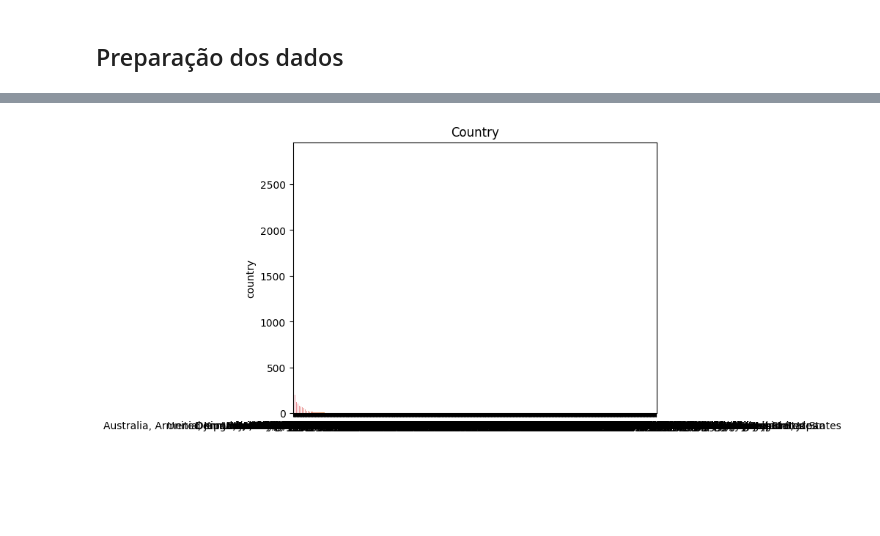
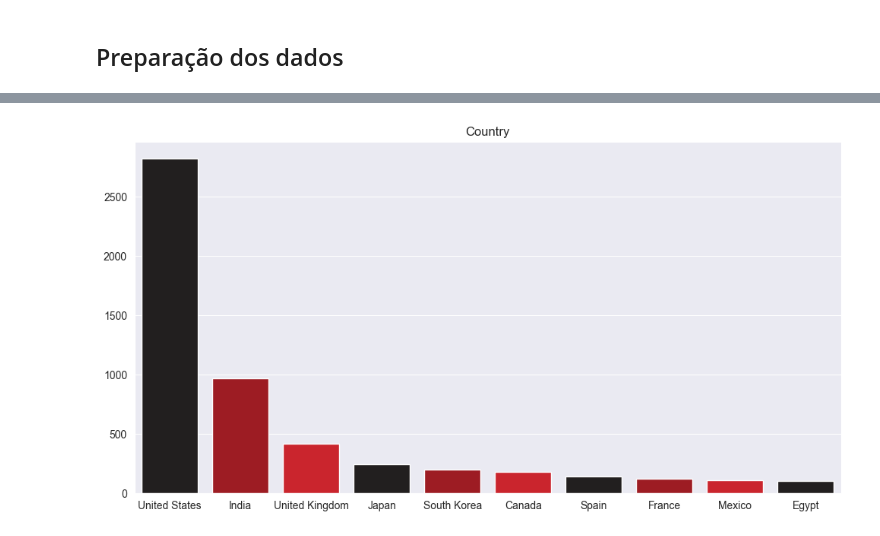
Before and after one commit to luizaalovo/analysis-netflix, a Jupyter notebook: Analysis Netflix.ipynb, the cells around one changed output, grey strips where cells are left out. Drawn from its saved outputs; the diff is of its cells as text; code cells hidden in the pictures; blank space fills up the shorter version.

```diff
--- a/Analysis Netflix.ipynb
+++ b/Analysis Netflix.ipynb
@@ -148,14 +148,3 @@ df.groupby(by=["type", "duration"]).count()
 220 rows × 10 columns
 # %% [markdown]
 ## Preparação dos dados
-# %%
-# Correção no formato da data adicionada na Netflix (date_added).
-df["date_added_aux"] = pd.to_datetime(df['date_added'])
-
-# Criar coluna mês adicionada na Netflix a partir de (date_added).
-df['month_added']=df['date_added_aux'].dt.month
-df['month_name_added']=df['date_added_aux'].dt.month_name()
-
-df['year_added'] = df['date_added_aux'].dt.year
-
-df.head(2)
@@ -174,0 +151,13 @@ df.head(2)
+# %%
+#Correção no formato da data adicionada na Netflix (date_added).
+df["date_added_aux"] = pd.to_datetime(df['date_added'])
+
+#Criar coluna mês adicionada na Netflix a partir de (date_added).
+df['month_added']=df['date_added_aux'].dt.month.astype('Int64')
+df['month_name_added']=df['date_added_aux'].dt.month_name()
+
+#Criar coluna ano adicionada na Netflix a partir de (date_added)
+df['year_added'] = df['date_added_aux'].dt.year.astype('Int64')
+df['year_added'].fillna(0, inplace=True)
+
+df.head(2)
@@ -174,0 +168,7 @@ df.head(2)
+# %%
+#Correção do tipo para a duração (duration)
+df['duration_aux'] = df['duration'].apply(lambda x: str(x).split(" ")[0])
+df['duration_aux'] = df['duration_aux'].fillna(0)
+df['duration_aux'] = df['duration_aux'].astype('Int64')
+
+df.head(2)
@@ -201,0 +264,10 @@ plt.show()
+# %%
+#Quantidade por ano?
+
+paleta_netflix=['#221f1f', '#b20710', '#e50914']
+sns.set_palette(paleta_netflix)
+sns.set_style("darkgrid")
+plt.figure(figsize=(12,6))
+sns.countplot(data=df, x="year_added", palette=paleta_netflix)
+plt.title("Quantidade por ano")
+plt.show()
@@ -202,8 +360,9 @@ plt.show()
 # %%
 #Qual o país com a maior quantidade de filmes e séries?
 
-sns.barplot(x=df.country.value_counts().index, y=df.country.value_counts())
+plt.figure(figsize=(12,6))
+sns.barplot(x=df["country"].value_counts().sort_values(ascending=False)[:10].index, y=df["country"].value_counts().sort_values(ascending=False)[:10].values, palette=paleta_netflix)
 plt.title("Country")
 plt.show()
 # %% [output]
-[figure, old version]
+[figure, new version]
```
Also changed, not shown: parts of 20 cells of this notebook.
